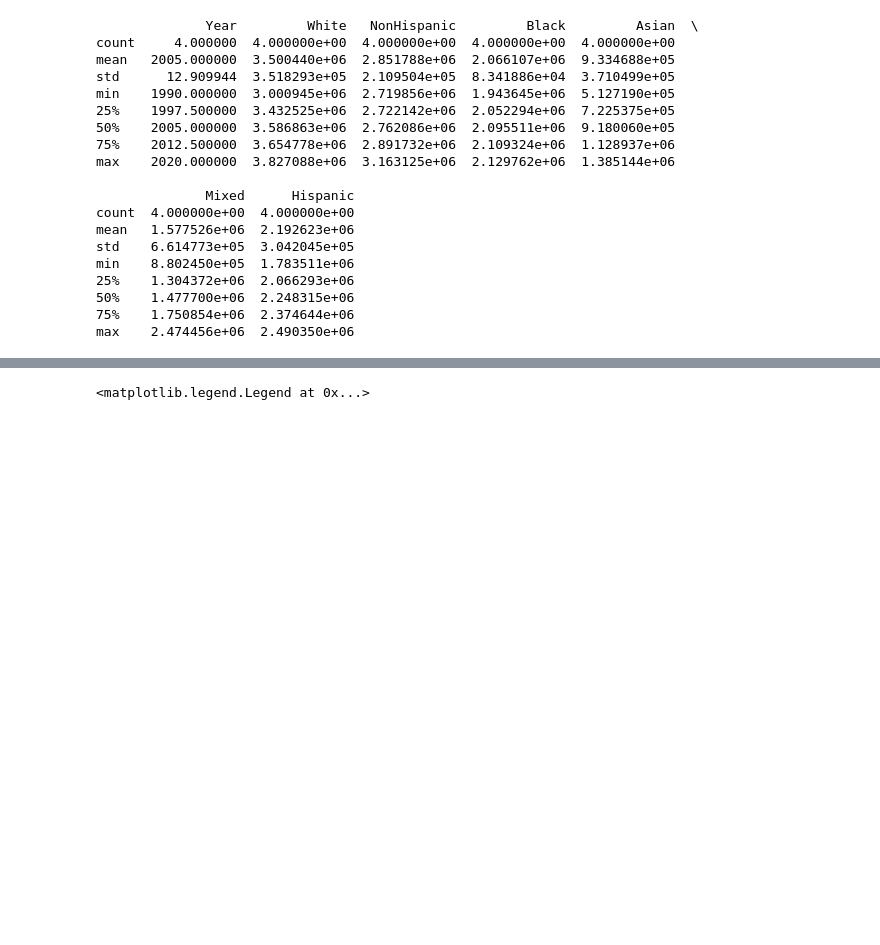
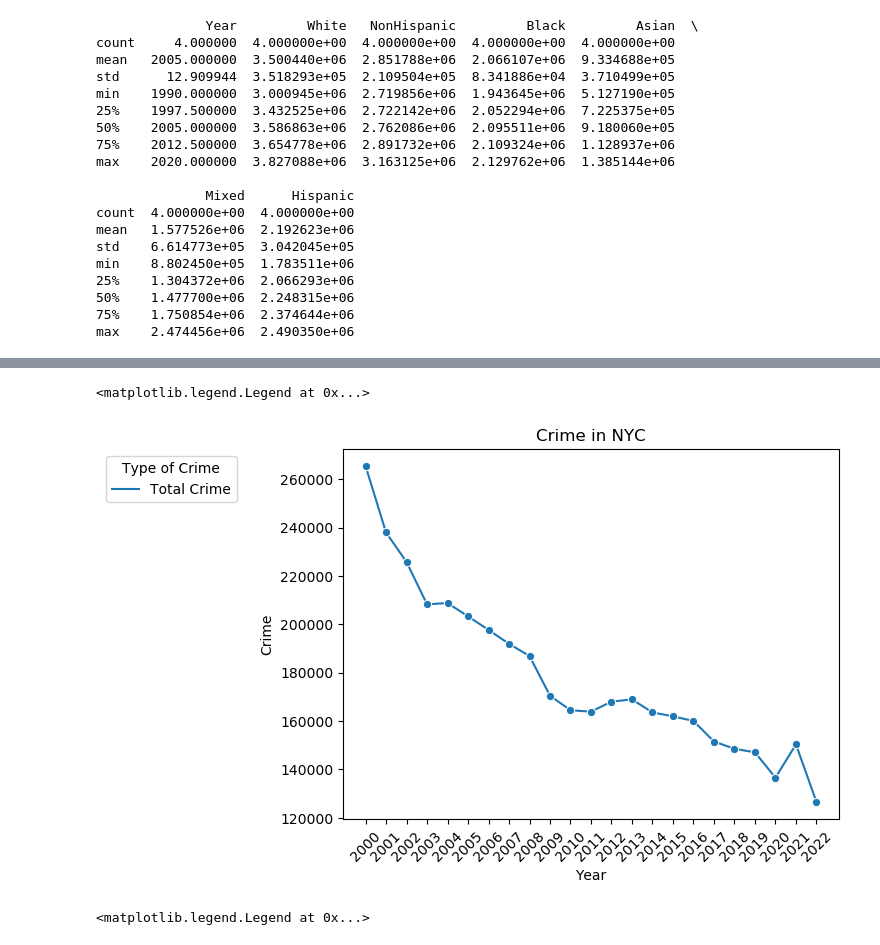
Before and after one commit to anikasparkle22/Info2950_final, a Jupyter notebook: Info 2950 Final.ipynb, the cells around one changed output, grey strips where cells are left out. Saved outputs shown, nothing was run; the diff lists cells and outputs as text; code cells hidden in the pictures; blank space fills up the shorter version.

```diff
--- a/Info 2950 Final.ipynb
+++ b/Info 2950 Final.ipynb
@@ -251,3 +251,22 @@ plt.legend(title="Type of Crime", bbox_to_anchor=(-0.20, 1), loc='upper right')
+# %%
+#VISUALIZING TOTAL CRIME AS A LINEPLOT
+nyc_totalcrime= merged_df[-1:]
+#Melting the DataFrame
+melted_demographic = nyc_totalcrime.melt(id_vars=['OFFENSE'], var_name='Year', value_name='Count')
+
+#visualizong with a line plot
+sns.lineplot(data=melted_demographic, x='Year', y='Count', hue='OFFENSE', marker='o')
+plt.title("Crime in NYC")
+plt.xlabel("Year")
+plt.ylabel("Crime")
+
+# Rotate x-axis labels for better visibility
+plt.xticks(rotation=45)
+# Adjust the legend to be outside the plot area
+plt.legend(title="Type of Crime", bbox_to_anchor=(-0.20, 1), loc='upper right')
+# %% [output]
+<matplotlib.legend.Legend at 0x...>
+[figure, added]
 # %%
 #VISUALIZING INCOME AS A LINE GRAPH
 
```
Also changed, not shown: parts of 3 cells of this notebook.
